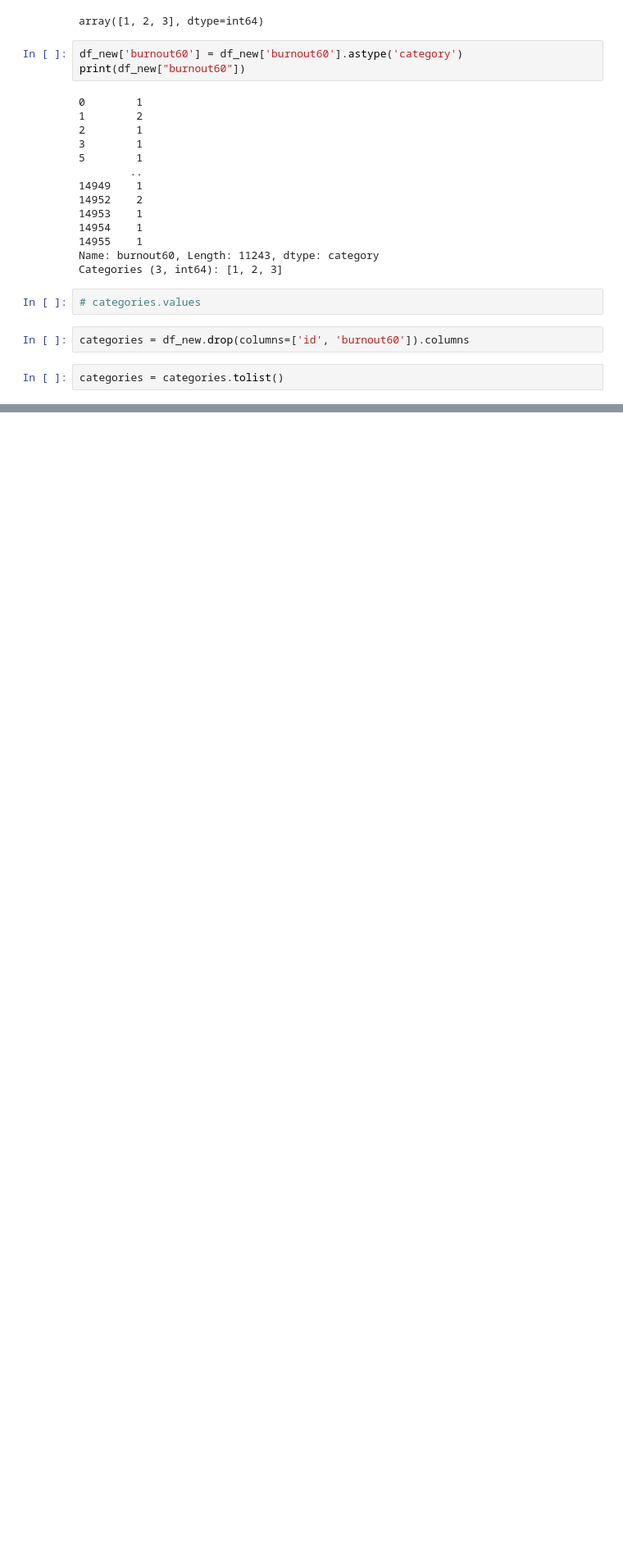
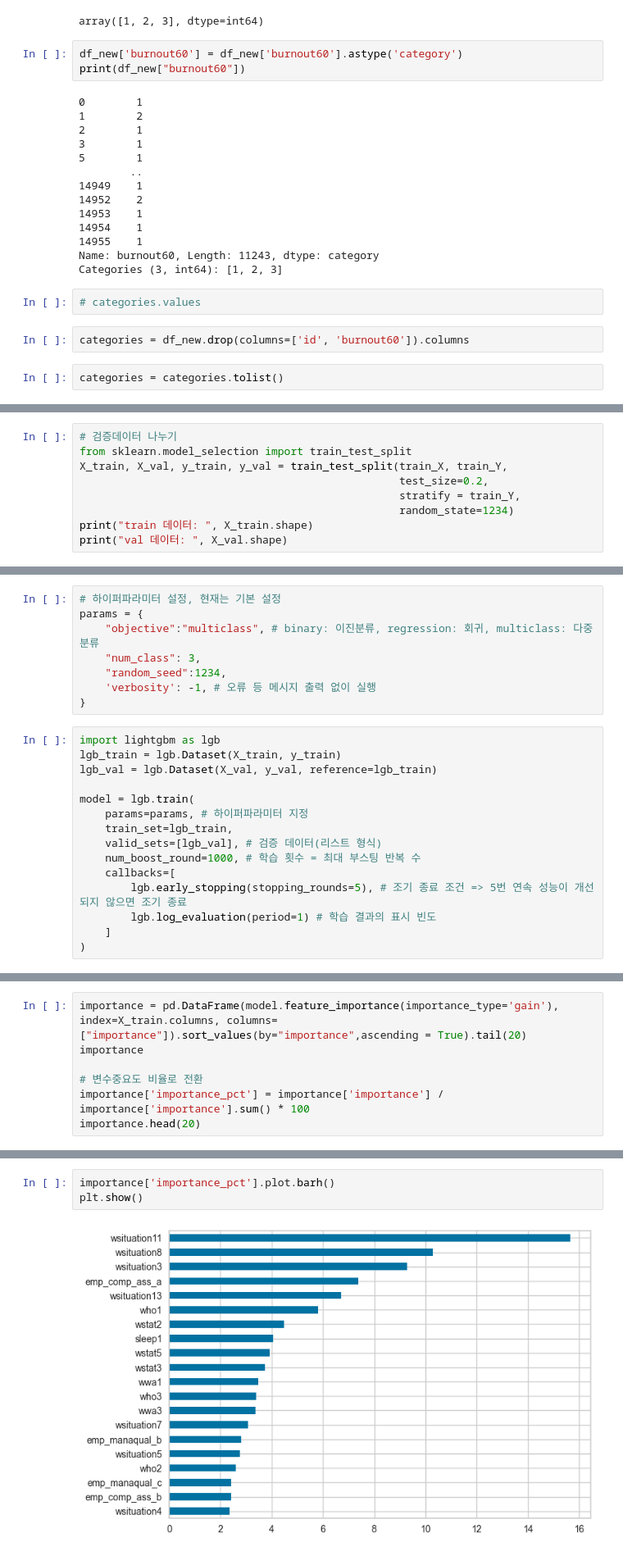
Before and after one commit to momoT2/2-project, a Jupyter notebook: 0826_2PD_H.ipynb, the cells around one changed output, grey strips where cells are left out. Shown at 82% size. Cells and saved outputs as stored; diff of their text form; blank space fills up the shorter version.

```diff
--- a/0826_2PD_H.ipynb
+++ b/0826_2PD_H.ipynb
@@ -581,0 +878,9 @@ best = compare_models(fold=10, sort='AUC')
+# %%
+# 검증데이터 나누기
+from sklearn.model_selection import train_test_split
+X_train, X_val, y_train, y_val = train_test_split(train_X, train_Y,
+                                                  test_size=0.2,
+                                                  stratify = train_Y,
+                                                  random_state=1234)
+print("train 데이터: ", X_train.shape)
+print("val 데이터: ", X_val.shape)
@@ -581,0 +908,23 @@ best = compare_models(fold=10, sort='AUC')
+# %%
+# 하이퍼파라미터 설정, 현재는 기본 설정
+params = {
+    "objective":"multiclass", # binary: 이진분류, regression: 회귀, multiclass: 다중분류
+    "num_class": 3,
+    "random_seed":1234,
+    'verbosity': -1, # 오류 등 메시지 출력 없이 실행
+}
+# %%
+import lightgbm as lgb
+lgb_train = lgb.Dataset(X_train, y_train)
+lgb_val = lgb.Dataset(X_val, y_val, reference=lgb_train)
+
+model = lgb.train(
+    params=params, # 하이퍼파라미터 지정
+    train_set=lgb_train,
+    valid_sets=[lgb_val], # 검증 데이터(리스트 형식)
+    num_boost_round=1000, # 학습 횟수 = 최대 부스팅 반복 수
+    callbacks=[
+        lgb.early_stopping(stopping_rounds=5), # 조기 종료 조건 => 5번 연속 성능이 개선되지 않으면 조기 종료
+        lgb.log_evaluation(period=1) # 학습 결과의 표시 빈도
+    ]
+)
@@ -581,0 +969,7 @@ best = compare_models(fold=10, sort='AUC')
+# %%
+importance = pd.DataFrame(model.feature_importance(importance_type='gain'), index=X_train.columns, columns=["importance"]).sort_values(by="importance",ascending = True).tail(20)
+importance
+
+# 변수중요도 비율로 전환
+importance['importance_pct'] = importance['importance'] / importance['importance'].sum() * 100
+importance.head(20)
@@ -581,0 +994,5 @@ best = compare_models(fold=10, sort='AUC')
+# %%
+importance['importance_pct'].plot.barh()
+plt.show()
+# %% [output]
+[figure, added]
```
Also changed, not shown: parts of 53 cells of this notebook, 2 other files.
